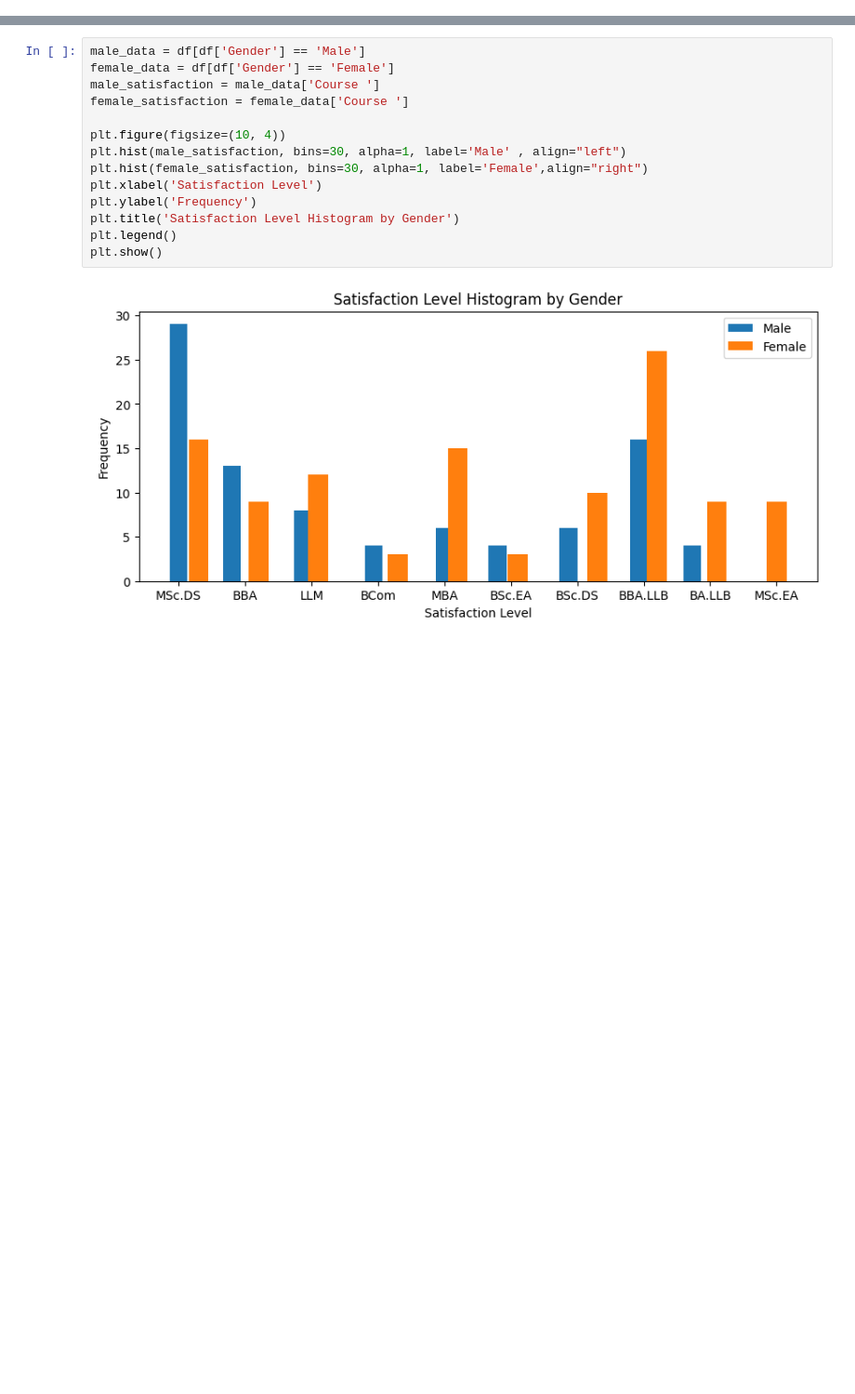
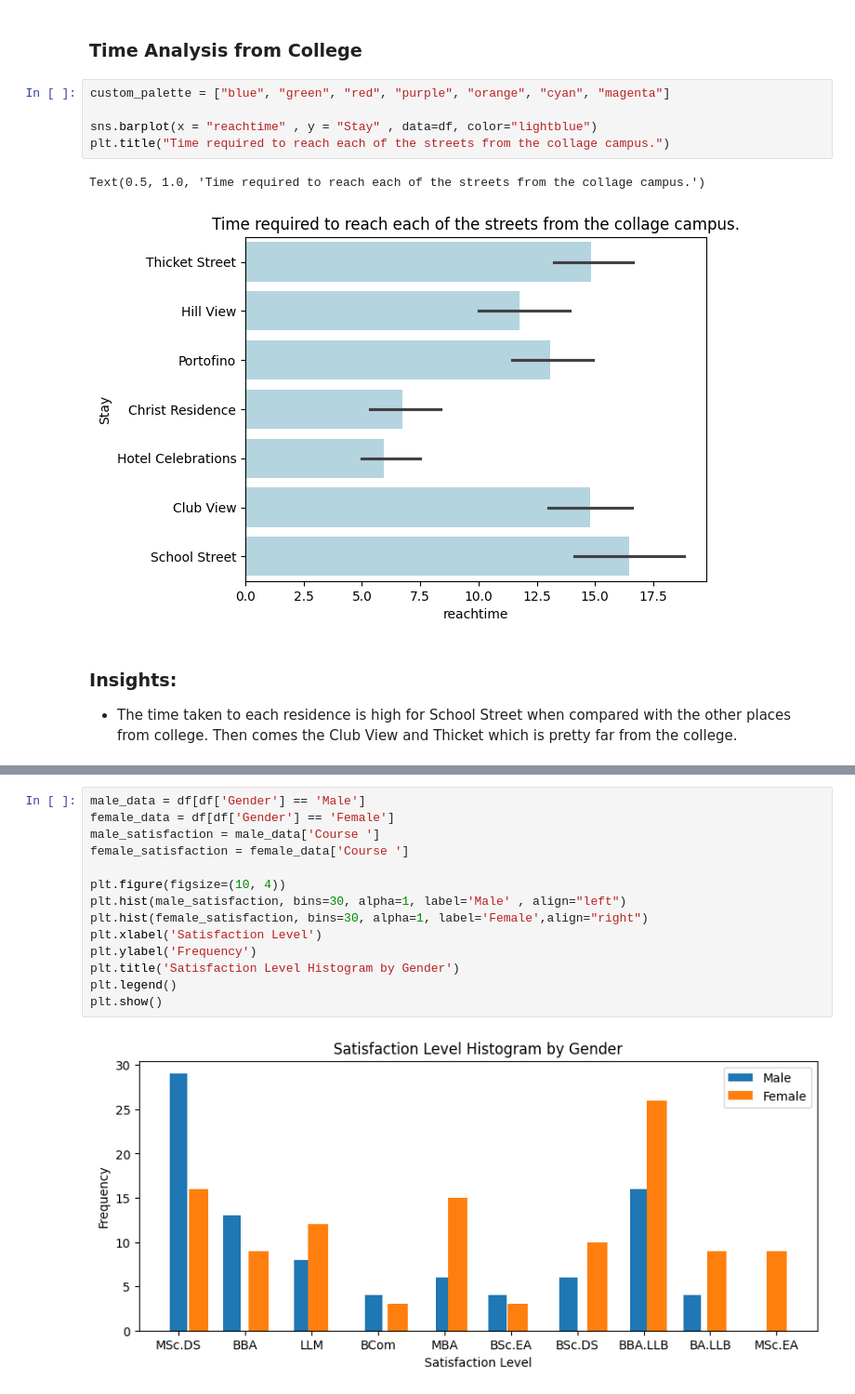
Before and after one commit to devnaveenKrish/MScDSA-MDA171-23122023, a Jupyter notebook: CAC-02/Catagorical CAC_02.ipynb, the cells around one changed output, grey strips where cells are left out. Shown: that part at 93% size. Saved outputs shown, nothing was run; the diff lists cells and outputs as text; blank space fills up the shorter version.

```diff
--- a/CAC-02/Catagorical CAC_02.ipynb
+++ b/CAC-02/Catagorical CAC_02.ipynb
@@ -84,0 +135,14 @@ NameError: name 'pd' is not defined
+# %% [markdown]
+### Time Analysis from College
+# %%
+custom_palette = ["blue", "green", "red", "purple", "orange", "cyan", "magenta"]
+
+sns.barplot(x = "reachtime" , y = "Stay" , data=df, color="lightblue")
+plt.title("Time required to reach each of the streets from the collage campus.")
+# %% [output]
+Text(0.5, 1.0, 'Time required to reach each of the streets from the collage campus.')
+[figure, added]
+# %% [markdown]
+### Insights:
+
+- The time taken to each residence is high for School Street when compared with the other places from college. Then comes the Club View and Thicket which is pretty far from the college.
```
Also changed, not shown: parts of 18 cells of this notebook, 1 other file.
